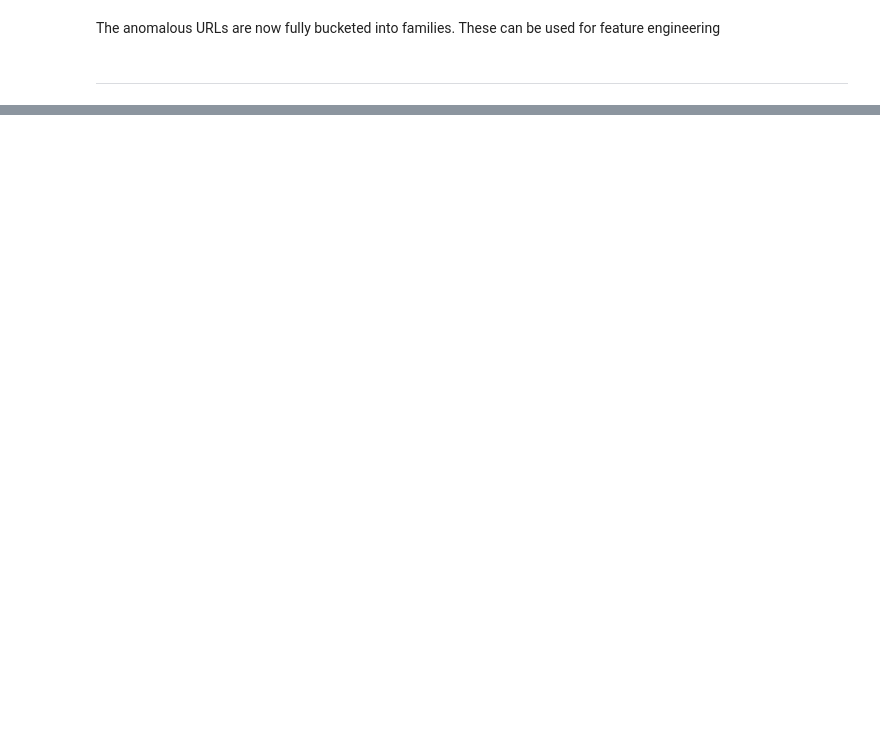
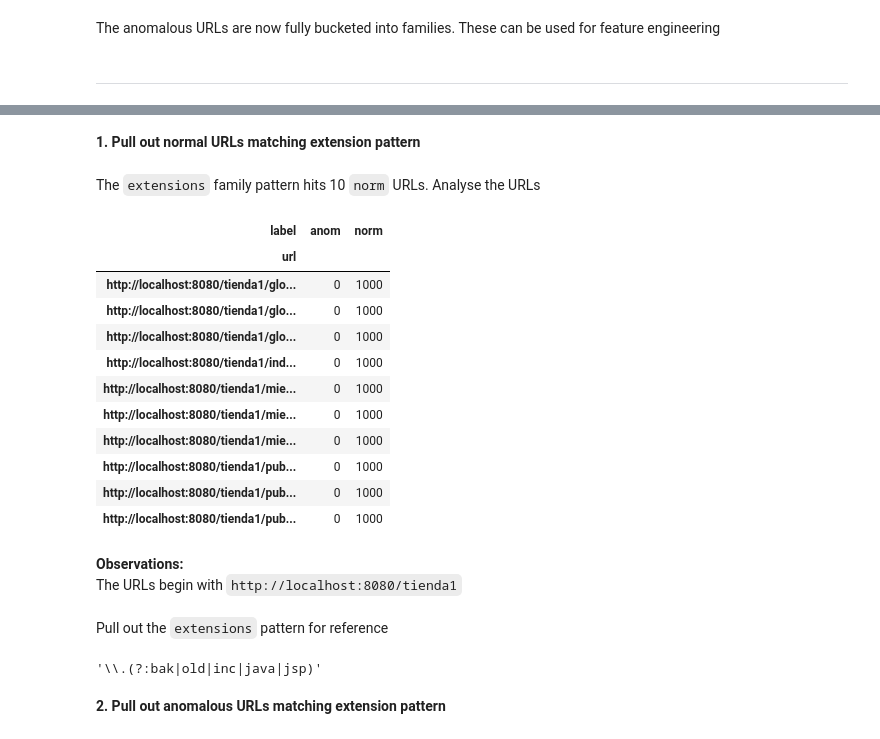
Before and after one commit to arkb2023/mlhttp, a Jupyter notebook: notebooks/analyse_urls.ipynb, the cells around one changed output, grey strips where cells are left out. Cells and saved outputs as stored; diff of their text form; code cells hidden in the pictures; blank space fills up the shorter version.

```diff
--- a/notebooks/analyse_anom_only_urls.ipynb
+++ b/notebooks/analyse_urls.ipynb
@@ -812,0 +901,22 @@ The anomalous URLs are now fully bucketed into families. These can be used for f
+# %% [markdown]
+**1. Pull out normal URLs matching extension pattern**
+# %% [markdown]
+The `extensions` family pattern hits 10 `norm` URLs. Analyse the URLs
+# %%
+norm_matched['extensions'].head(10)
+# %% [output]
+| label | anom | norm |
+| url |  |  |
+| http://localhost:8080/tienda1/glo... | 0 | 1000 |
+| http://localhost:8080/tienda1/glo... | 0 | 1000 |
+| http://localhost:8080/tienda1/glo... | 0 | 1000 |
+| http://localhost:8080/tienda1/ind... | 0 | 1000 |
+| http://localhost:8080/tienda1/mie... | 0 | 1000 |
+| http://localhost:8080/tienda1/mie... | 0 | 1000 |
+| http://localhost:8080/tienda1/mie... | 0 | 1000 |
+| http://localhost:8080/tienda1/pub... | 0 | 1000 |
+| http://localhost:8080/tienda1/pub... | 0 | 1000 |
+| http://localhost:8080/tienda1/pub... | 0 | 1000 |
+# %% [markdown]
+**Observations:**
+The URLs begin with `http://localhost:8080/tienda1`
@@ -812,0 +925,9 @@ The anomalous URLs are now fully bucketed into families. These can be used for f
+# %% [markdown]
+Pull out the `extensions` pattern for reference
+# %%
+orig_extension_pattern = pattern_families['extensions'][0]
+orig_extension_pattern
+# %% [output]
+'\\.(?:bak|old|inc|java|jsp)'
+# %% [markdown]
+**2. Pull out anomalous URLs matching extension pattern**
```
Also changed, not shown: parts of 54 cells of this notebook, 3 other files.
